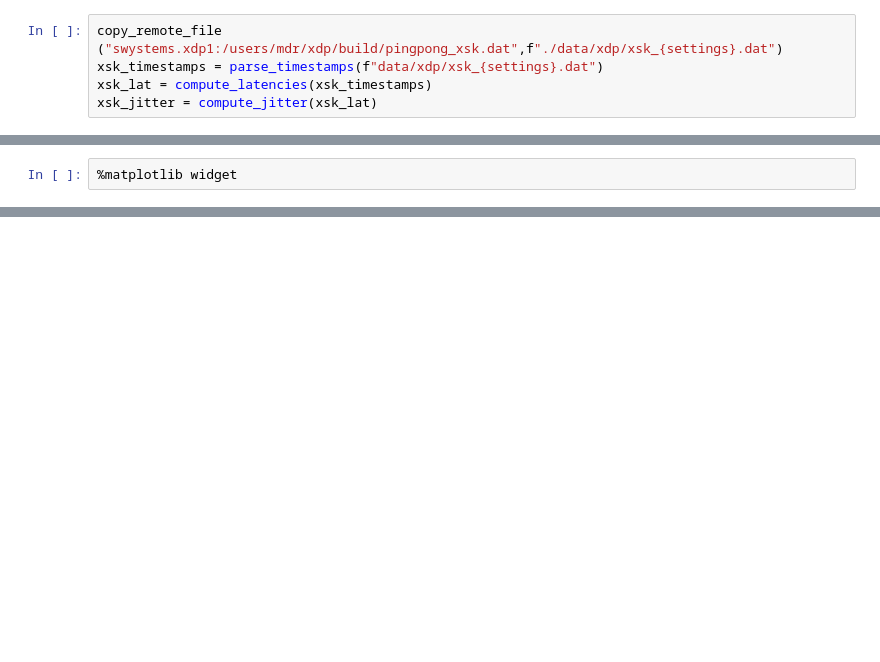
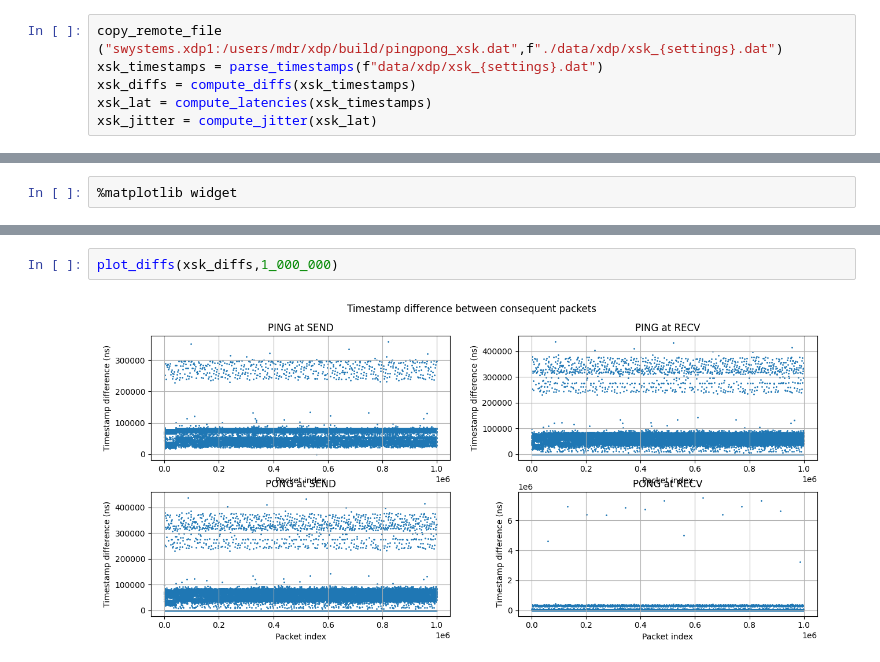
Before and after one commit to swystems/det-bypass, a Jupyter notebook: analysis/comparison/notebook.ipynb, the cells around one changed output, grey strips where cells are left out. Cells and saved outputs as stored; diff of their text form; blank space fills up the shorter version.

```diff
--- a/analysis/comparison/notebook.ipynb
+++ b/analysis/comparison/notebook.ipynb
@@ -177,6 +224,7 @@ ValueError: setting an array element with a sequence.
 # %%
 copy_remote_file ("swystems.xdp1:/users/mdr/xdp/build/pingpong_xsk.dat",f"./data/xdp/xsk_{settings}.dat")
 xsk_timestamps = parse_timestamps(f"data/xdp/xsk_{settings}.dat")
+xsk_diffs = compute_diffs(xsk_timestamps)
 xsk_lat = compute_latencies(xsk_timestamps)
 xsk_jitter = compute_jitter(xsk_lat)
 # %%
@@ -204,0 +272,4 @@ np.mean(xdpp_lat),np.mean(xsk_lat),np.mean(ud_lat)
+# %%
+plot_diffs(xsk_diffs,1_000_000)
+# %% [output]
+[figure, added]
```
Also changed, not shown: parts of 21 cells of this notebook.
